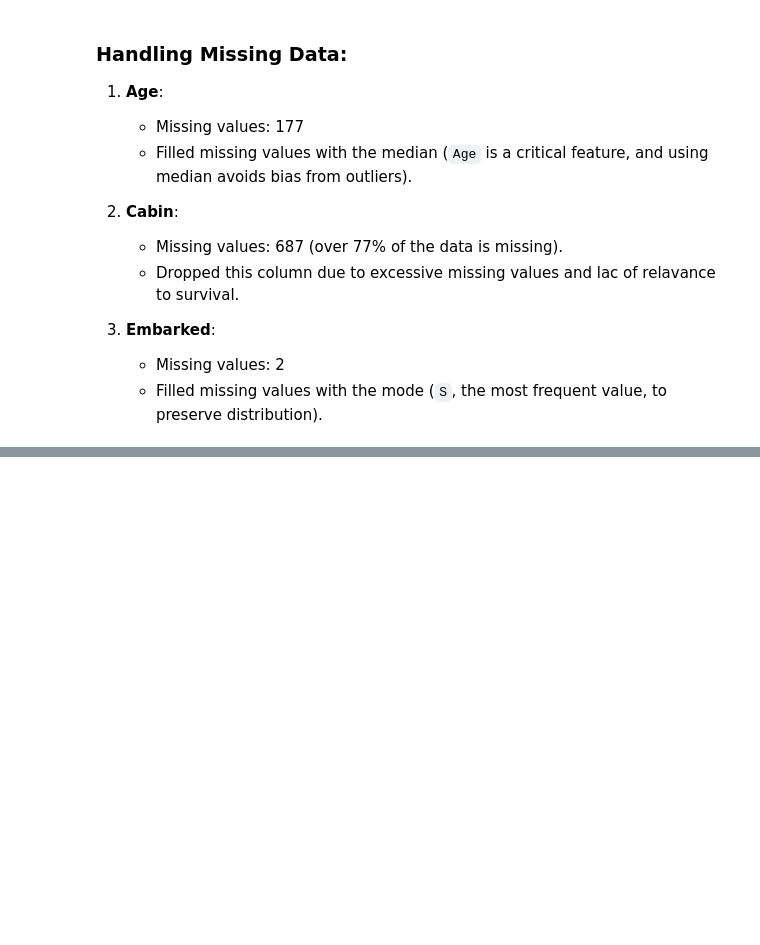
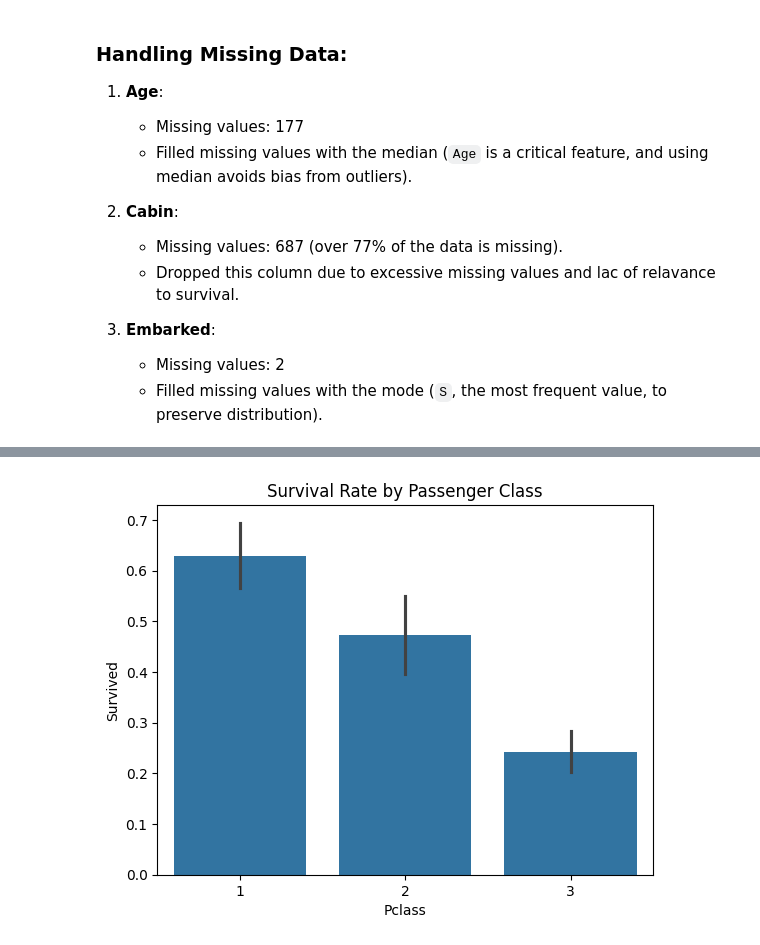
Before and after one commit to BuddyDudeGuy/titanic_project, a Jupyter notebook: notebooks/titanic_analysis.ipynb, the cells around one changed output, grey strips where cells are left out. Drawn from its saved outputs; the diff is of its cells as text; code cells hidden in the pictures; blank space fills up the shorter version.

```diff
--- a/notebooks/titanic_analysis.ipynb
+++ b/notebooks/titanic_analysis.ipynb
@@ -217,0 +323,7 @@ dtype: int64
+# %%
+#Bar plot for survival by Pclass
+sns.barplot(x='Pclass', y='Survived', data=train_data)
+plt.title('Survival Rate by Passenger Class')
+plt.show()
+# %% [output]
+[figure, added]
```
Also changed, not shown: parts of 16 cells of this notebook.
